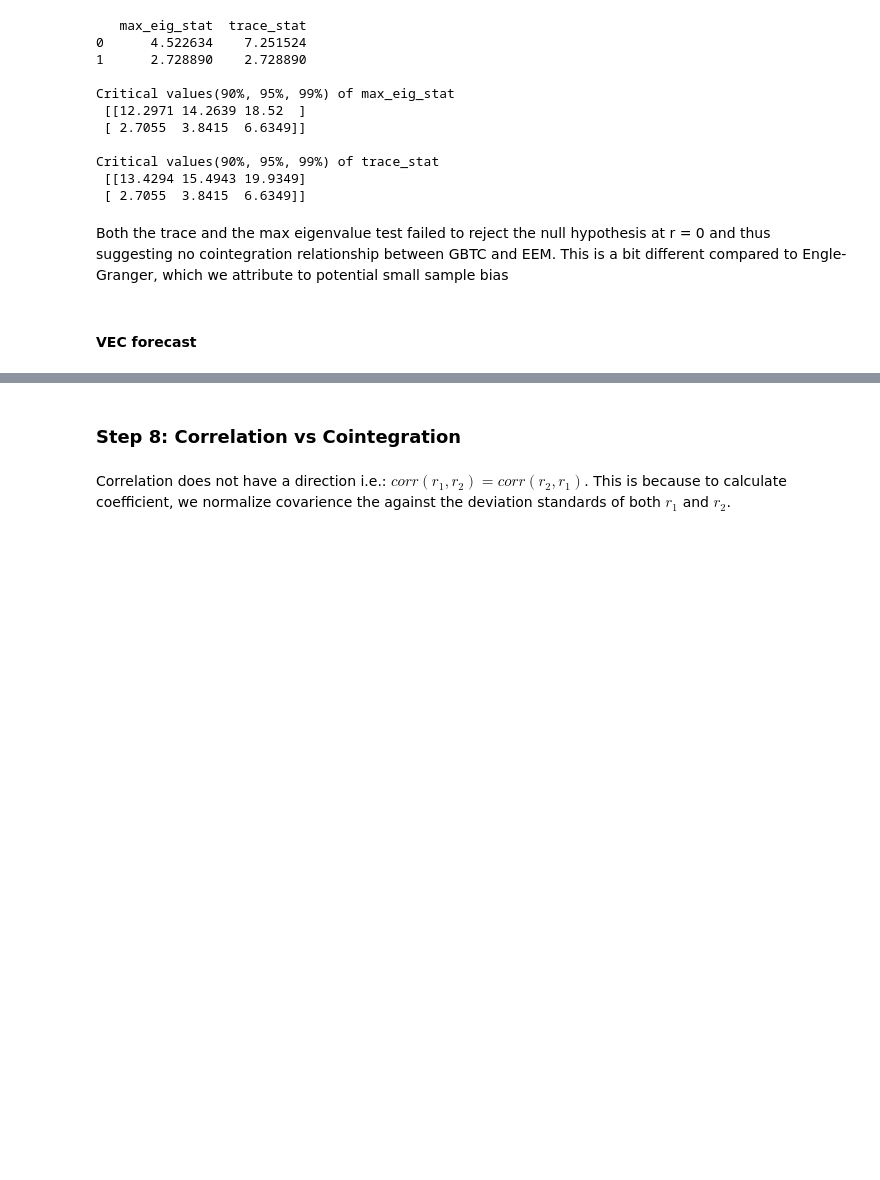
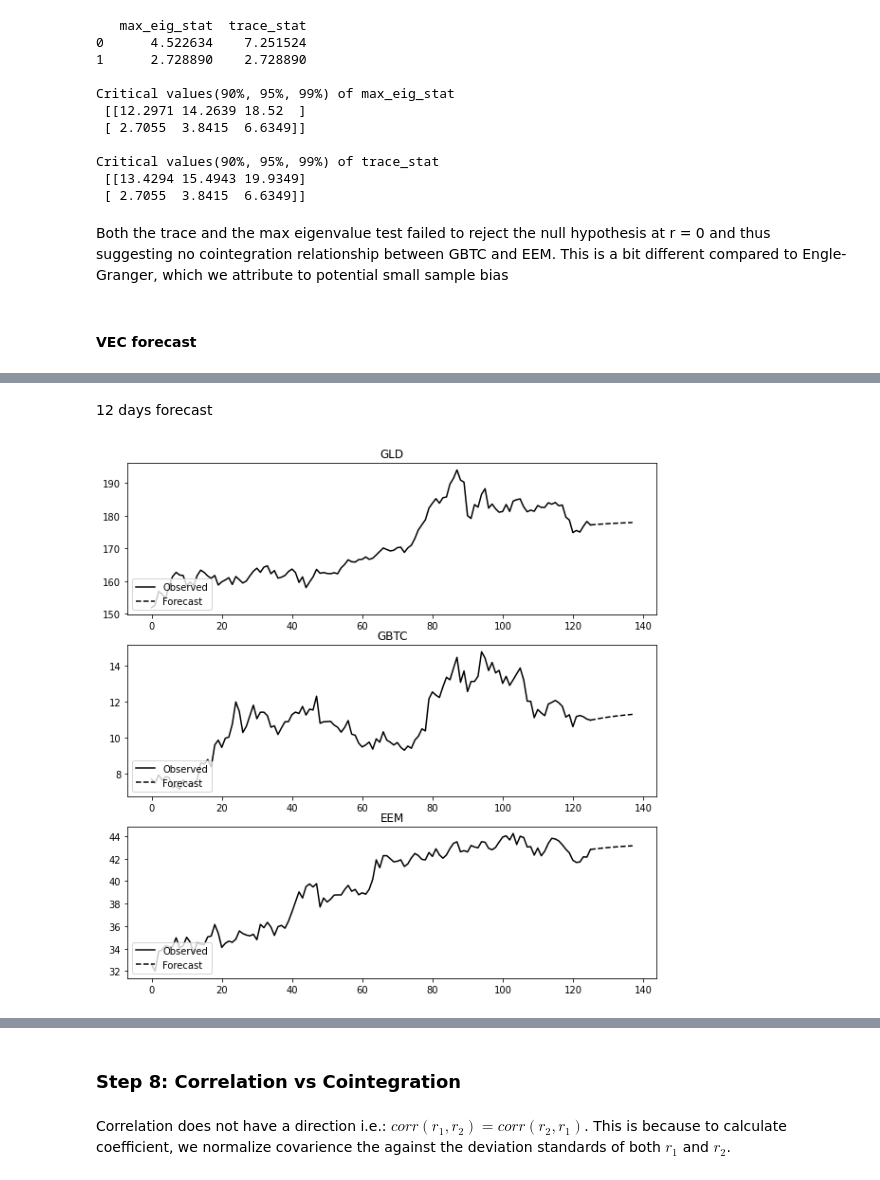
Before and after one commit to ngohienduong/WQU-Econ, a Jupyter notebook: W5.ipynb, the cells around one changed output, grey strips where cells are left out. Cells and saved outputs as stored; diff of their text form; code cells hidden in the pictures; blank space fills up the shorter version.

```diff
--- a/W5.ipynb
+++ b/W5.ipynb
@@ -635,0 +642,2 @@ Both the trace and the max eigenvalue test failed to reject the null hypothesis
+# %%
+data = data_Q2_Q3[['GLD','GBTC','EEM']]
@@ -635,0 +664,9 @@ Both the trace and the max eigenvalue test failed to reject the null hypothesis
+# %%
+model = VECM(data, deterministic="ni", k_ar_diff=0, coint_rank=1)
+model_res = model.fit()
+# %% [markdown]
+12 days forecast
+# %%
+model_res.plot_forecast(steps=12, plot_conf_int=False)
+# %% [output]
+[figure, added]
```
Also changed, not shown: parts of 11 cells of this notebook.
